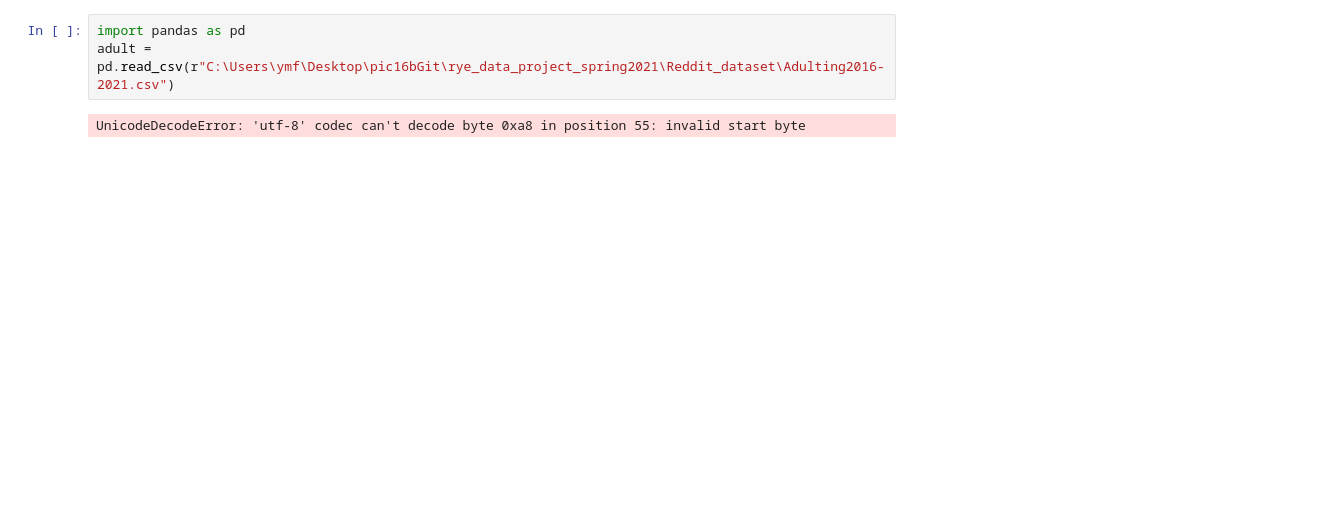
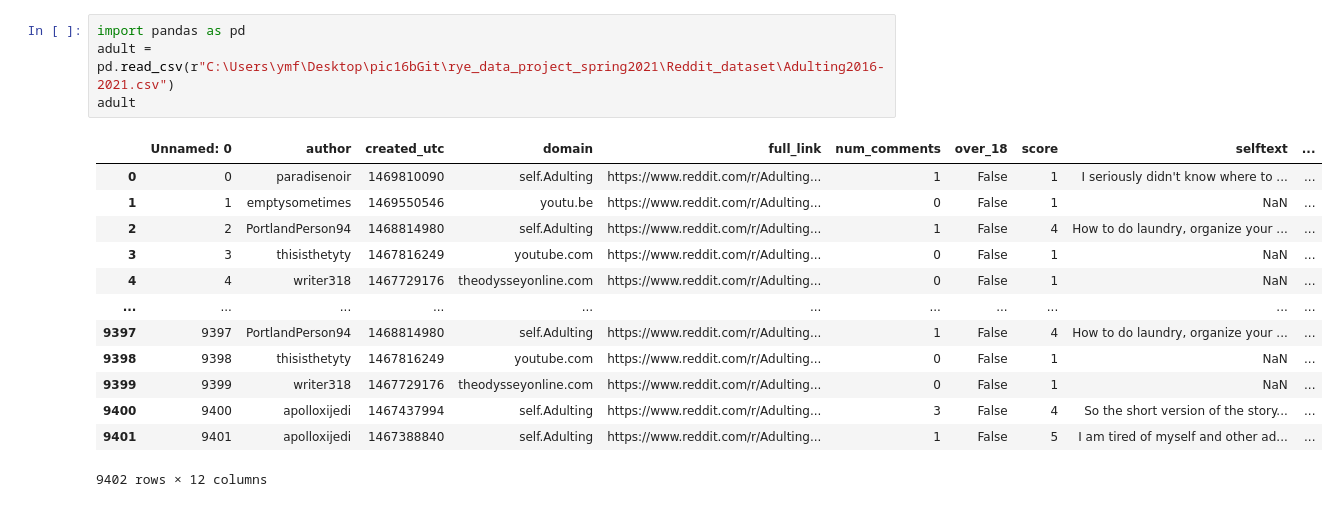
Before and after one commit to RyeInternational/Onomy, a Jupyter notebook: Untitled.ipynb, the cells around one changed output. Saved outputs shown, nothing was run; the diff lists cells and outputs as text; blank space fills up the shorter version.

```diff
--- a/Untitled.ipynb
+++ b/Untitled.ipynb
@@ -1,5 +1,18 @@
 # %%
 import pandas as pd
 adult = pd.read_csv(r"C:\Users\ymf\Desktop\pic16bGit\rye_data_project_spring2021\Reddit_dataset\Adulting2016-2021.csv")
+adult
 # %% [output]
+|  | Unnamed: 0 | author | created_utc | domain | full_link | num_comments | over_18 | score | selftext | ... |
+| 0 | 0 | paradisenoir | 1469810090 | self.Adulting | https://www.reddit.com/r/Adulting... | 1 | False | 1 | I seriously didn't know where to ... | ... |
+| 1 | 1 | emptysometimes | 1469550546 | youtu.be | https://www.reddit.com/r/Adulting... | 0 | False | 1 | NaN | ... |
+| 2 | 2 | PortlandPerson94 | 1468814980 | self.Adulting | https://www.reddit.com/r/Adulting... | 1 | False | 4 | How to do laundry, organize your ... | ... |
+| 3 | 3 | thisisthetyty | 1467816249 | youtube.com | https://www.reddit.com/r/Adulting... | 0 | False | 1 | NaN | ... |
+| 4 | 4 | writer318 | 1467729176 | theodysseyonline.com | https://www.reddit.com/r/Adulting... | 0 | False | 1 | NaN | ... |
+| ... | ... | ... | ... | ... | ... | ... | ... | ... | ... | ... |
+| 9397 | 9397 | PortlandPerson94 | 1468814980 | self.Adulting | https://www.reddit.com/r/Adulting... | 1 | False | 4 | How to do laundry, organize your ... | ... |
+| 9398 | 9398 | thisisthetyty | 1467816249 | youtube.com | https://www.reddit.com/r/Adulting... | 0 | False | 1 | NaN | ... |
+| 9399 | 9399 | writer318 | 1467729176 | theodysseyonline.com | https://www.reddit.com/r/Adulting... | 0 | False | 1 | NaN | ... |
+| 9400 | 9400 | apolloxijedi | 1467437994 | self.Adulting | https://www.reddit.com/r/Adulting... | 3 | False | 4 | So the short version of the story... | ... |
+| 9401 | 9401 | apolloxijedi | 1467388840 | self.Adulting | https://www.reddit.com/r/Adulting... | 1 | False | 5 | I am tired of myself and other ad... | ... |
-UnicodeDecodeError: 'utf-8' codec can't decode byte 0xa8 in position 55: invalid start byte
+9402 rows × 12 columns
```
Also changed, not shown: parts of 3 cells of this notebook, 1 other file.
